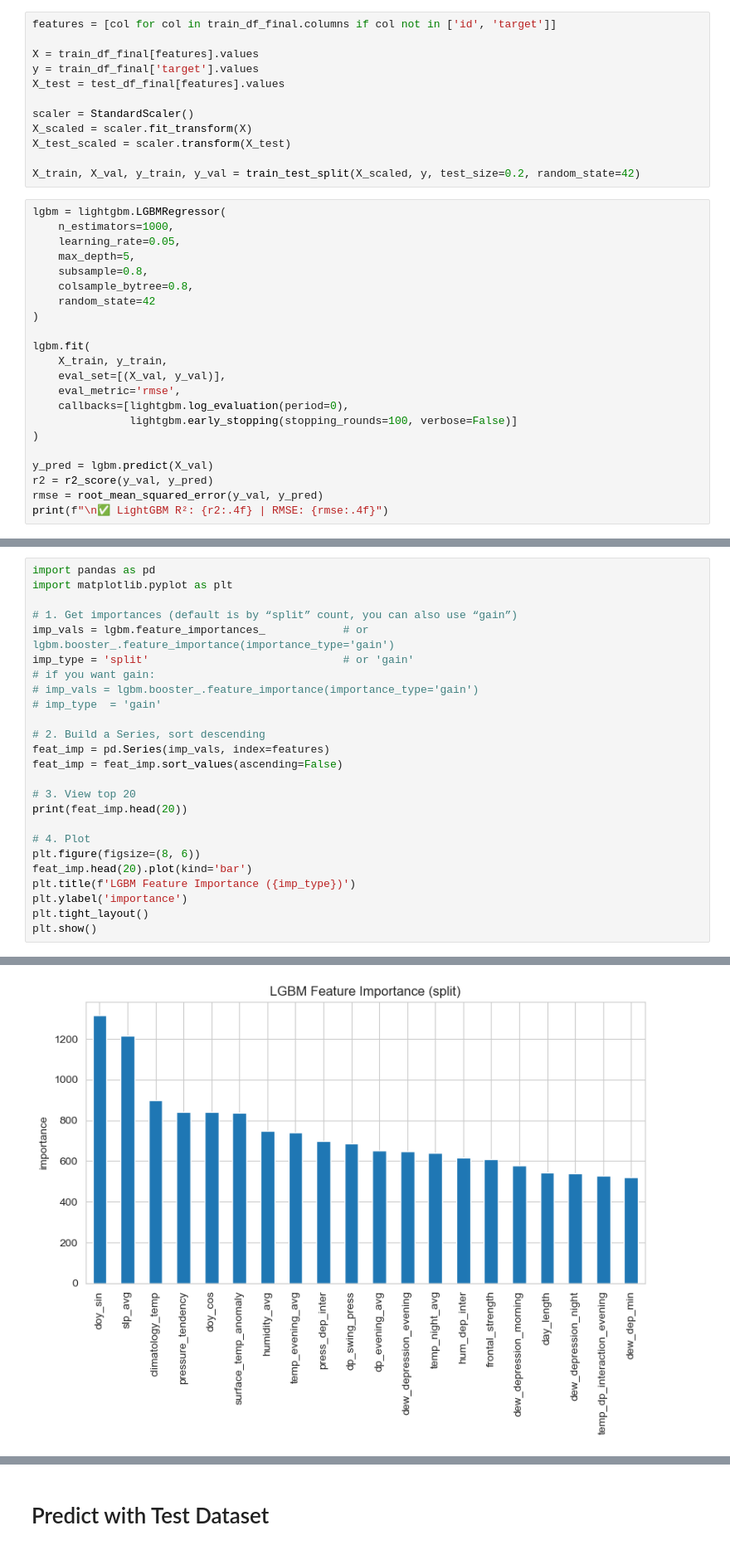
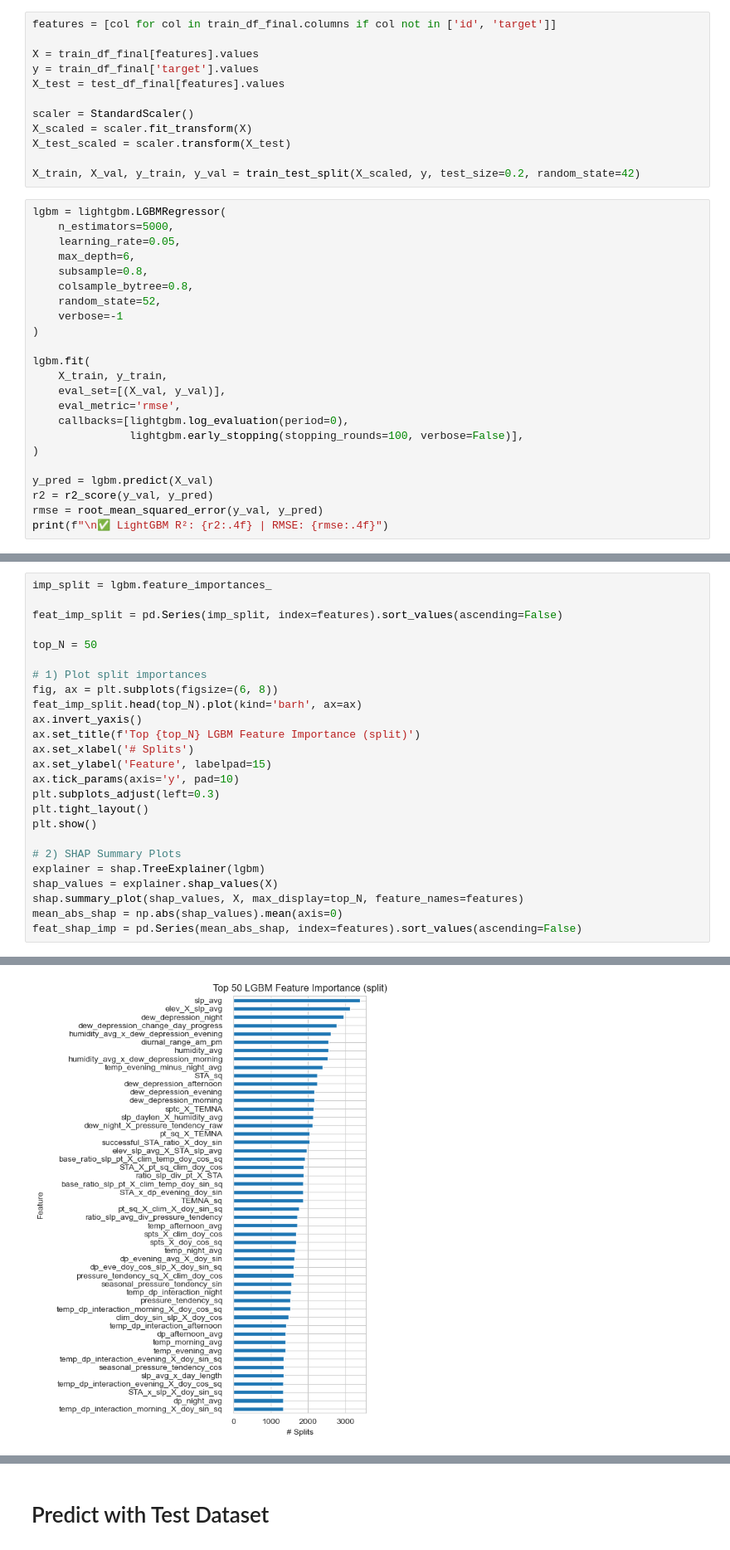
Before and after one commit to dohyeoplim/ST_ML2025-Kaggle_1, a Jupyter notebook: train_lgbm.ipynb, the cells around one changed output, grey strips where cells are left out. Shown at 83% size. Drawn from its saved outputs; the diff is of its cells as text.

```diff
--- a/train_lgbm.ipynb
+++ b/train_lgbm.ipynb
@@ -33,12 +39,13 @@ X_test_scaled = scaler.transform(X_test)
 X_train, X_val, y_train, y_val = train_test_split(X_scaled, y, test_size=0.2, random_state=42)
 # %%
 lgbm = lightgbm.LGBMRegressor(
-    n_estimators=1000,
+    n_estimators=5000,
     learning_rate=0.05,
-    max_depth=5,
+    max_depth=6,
     subsample=0.8,
     colsample_bytree=0.8,
-    random_state=42
+    random_state=52,
+    verbose=-1
 )
 
 lgbm.fit(
@@ -46,7 +53,7 @@ lgbm.fit(
     eval_set=[(X_val, y_val)],
     eval_metric='rmse',
     callbacks=[lightgbm.log_evaluation(period=0),
-               lightgbm.early_stopping(stopping_rounds=100, verbose=False)]
+               lightgbm.early_stopping(stopping_rounds=100, verbose=False)],
 )
 
 y_pred = lgbm.predict(X_val)
@@ -74,26 +65,26 @@ You can set `force_col_wise=true` to remove the overhead.
 # %%
-import pandas as pd
-import matplotlib.pyplot as plt
+imp_split = lgbm.feature_importances_
 
-# 1. Get importances (default is by “split” count, you can also use “gain”)
-imp_vals = lgbm.feature_importances_            # or lgbm.booster_.feature_importance(importance_type='gain')
-imp_type = 'split'                              # or 'gain'
-# if you want gain:
-# imp_vals = lgbm.booster_.feature_importance(importance_type='gain')
-# imp_type  = 'gain'
+feat_imp_split = pd.Series(imp_split, index=features).sort_values(ascending=False)
 
-# 2. Build a Series, sort descending
-feat_imp = pd.Series(imp_vals, index=features)
-feat_imp = feat_imp.sort_values(ascending=False)
+top_N = 50
 
-# 3. View top 20
-print(feat_imp.head(20))
-
-# 4. Plot
-plt.figure(figsize=(8, 6))
-feat_imp.head(20).plot(kind='bar')
-plt.title(f'LGBM Feature Importance ({imp_type})')
-plt.ylabel('importance')
+# 1) Plot split importances
+fig, ax = plt.subplots(figsize=(6, 8))
+feat_imp_split.head(top_N).plot(kind='barh', ax=ax)
+ax.invert_yaxis()
+ax.set_title(f'Top {top_N} LGBM Feature Importance (split)')
+ax.set_xlabel('# Splits')
+ax.set_ylabel('Feature', labelpad=15)
+ax.tick_params(axis='y', pad=10)
+plt.subplots_adjust(left=0.3)
 plt.tight_layout()
 plt.show()
+
+# 2) SHAP Summary Plots
+explainer = shap.TreeExplainer(lgbm)
+shap_values = explainer.shap_values(X)
+shap.summary_plot(shap_values, X, max_display=top_N, feature_names=features)
+mean_abs_shap = np.abs(shap_values).mean(axis=0)
+feat_shap_imp = pd.Series(mean_abs_shap, index=features).sort_values(ascending=False)
 # %% [output]
@@ -117 +91 @@ dtype: int32
-[figure, old version]
+[figure, new version]
```
Also changed, not shown: parts of 6 cells of this notebook, 2 other files.
